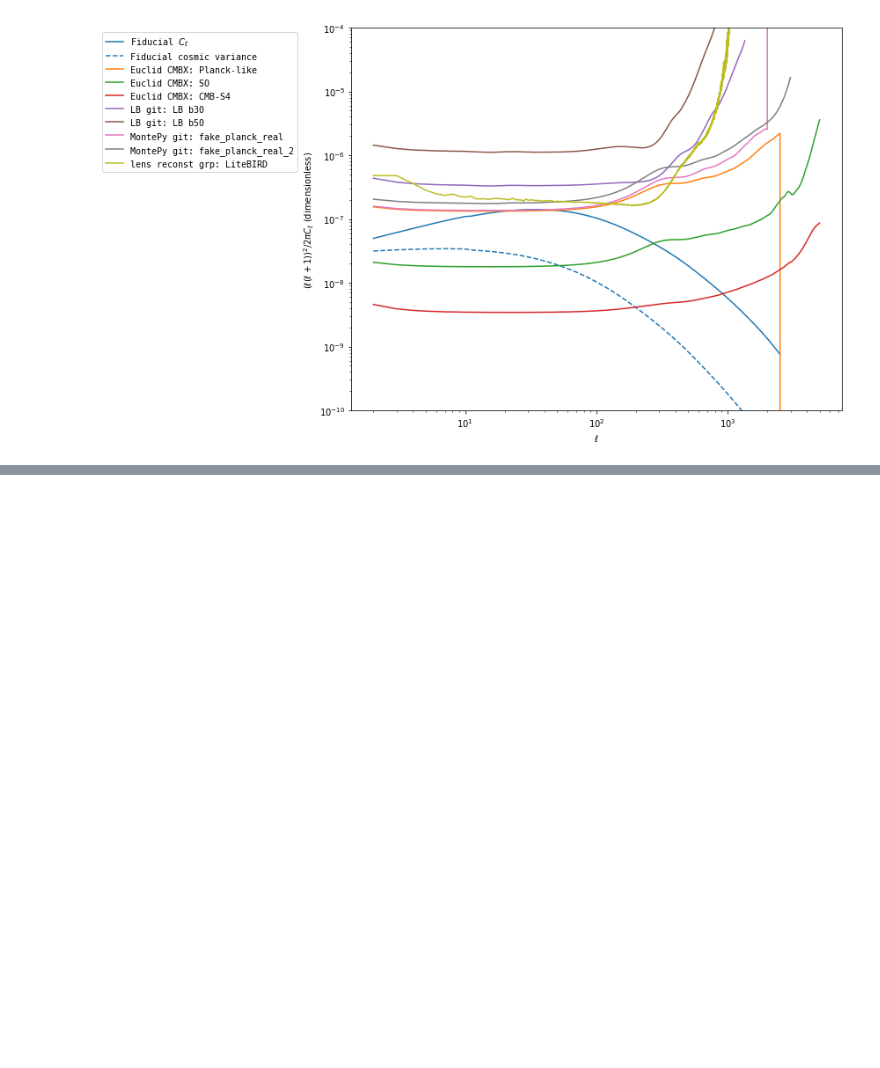
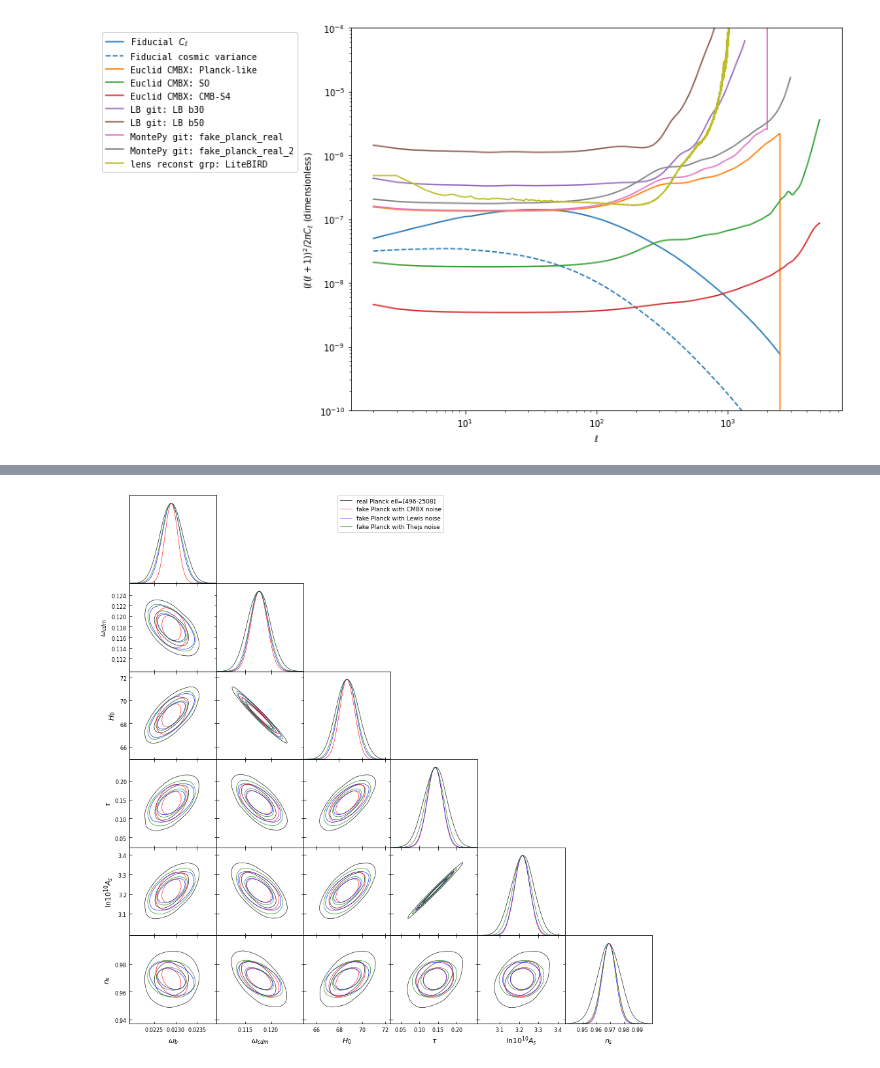
Before and after one commit to litebird/reionization, a Jupyter notebook: LB_forecast_Paris/noise_study/noise_nb.ipynb, the cells around one changed output, grey strips where cells are left out. Saved outputs shown, nothing was run; the diff lists cells and outputs as text; code cells hidden in the pictures; blank space fills up the shorter version.

```diff
--- a/LB_forecast_Paris/noise_study/noise_nb.ipynb
+++ b/LB_forecast_Paris/noise_study/noise_nb.ipynb
@@ -330,0 +446,9 @@ Text(0, 0.5, '$(\\ell(\\ell+1))^2/2\\pi C_\\ell$ (dimensionless)')
+# %%
+g = getPlotter()
+g.triangle_plot(
+    MCs_2[:-1],
+    ["omega_b","omega_cdm","H0","tau_reio","ln10^{10}A_s","n_s"],
+    legend_labels=labels_2[:-1],
+)
+# %% [output]
+[figure, added]
```
Also changed, not shown: parts of 11 cells of this notebook, 40 other files.
